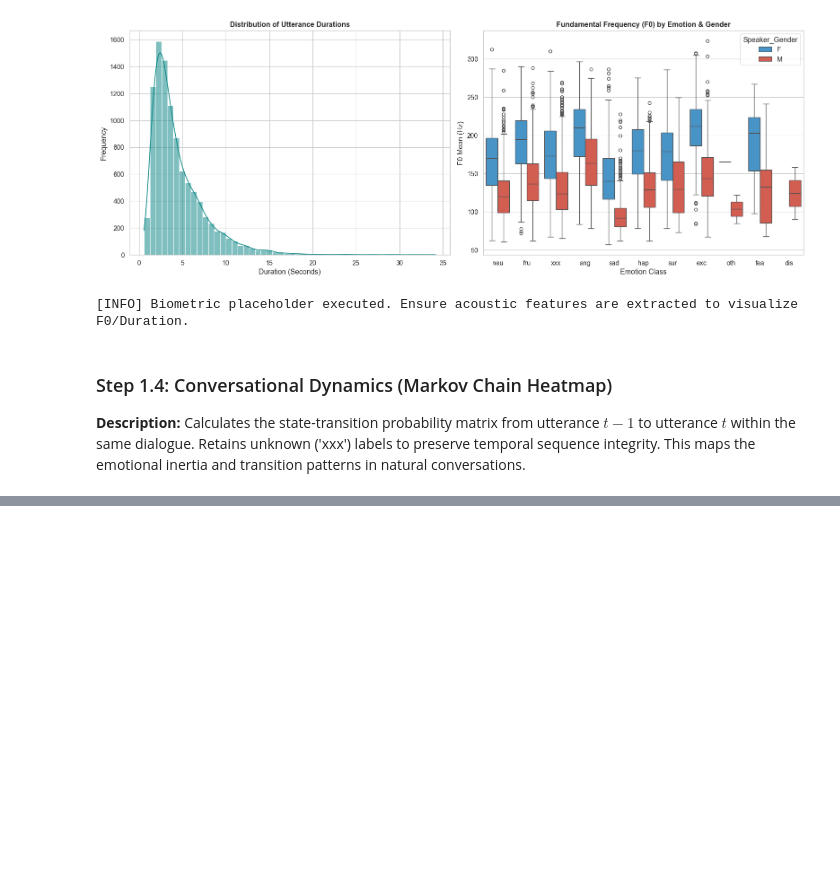
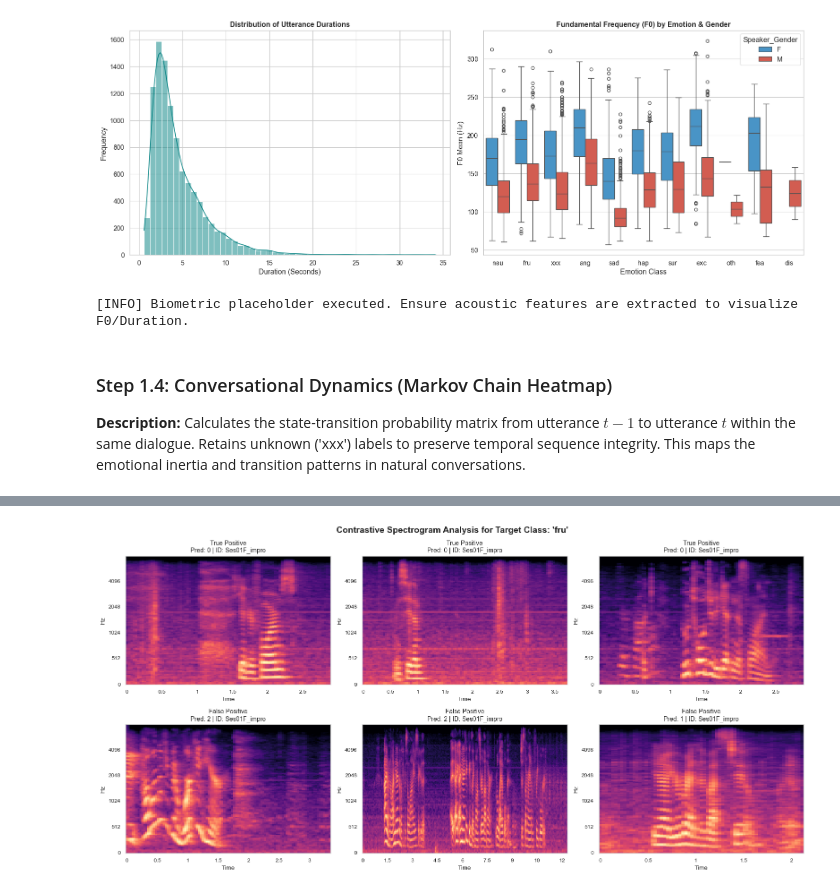
Before and after one commit to HuyPham171-hub/conv-ser, a Jupyter notebook: notebooks/eda_iemocap.ipynb, the cells around one changed output, grey strips where cells are left out. Saved outputs shown, nothing was run; the diff lists cells and outputs as text; code cells hidden in the pictures; blank space fills up the shorter version.

```diff
--- a/notebooks/eda_iemocap.ipynb
+++ b/notebooks/eda_iemocap.ipynb
@@ -207,0 +436,64 @@ plt.show()
+# %%
+import os
+
+def plot_contrastive_spectrograms(results_df, iemocap_root_path, target_emotion='fru', n_samples=3):
+    """
+    Extracts and displays side-by-side Log-Mel Spectrograms for True Positives and False Positives.
+    """
+    # 1. Filter for clean diagnostic subsets
+    true_positives = results_df[
+        (results_df['True_Label'] == results_df['Pred_Label']) &
+        (results_df['Raw_Emotion'] == target_emotion)
+    ].head(n_samples)
+
+    false_positives = results_df[
+        (results_df['True_Label'] != results_df['Pred_Label']) &
+        (results_df['Raw_Emotion'] == target_emotion)
+    ].head(n_samples)
+
+    if len(true_positives) < n_samples or len(false_positives) < n_samples:
+        print(f"[WARNING] Not enough samples found for emotion '{target_emotion}' to perform contrastive plotting.")
+        return
+
+    fig, axes = plt.subplots(2, n_samples, figsize=(16, 8))
+
+    # Helper to load and plot
+    def load_and_plot_spec(row, ax, title_prefix):
+        utt_id = row['Utterance_ID']
+        dialog_id = row['Dialog_ID']
+        session_num = row['Session']
+
+        # Reconstruct standard IEMOCAP audio path
+        wav_path = os.path.join(
+            iemocap_root_path, f"Session{session_num}", "sentences", "wav", dialog_id, f"{utt_id}.wav"
+        )
+
+        if os.path.exists(wav_path):
+            y, sr = librosa.load(wav_path, sr=16000)
+            mel_spec = librosa.feature.melspectrogram(y=y, sr=sr, n_mels=128, fmax=8000)
+            mel_spec_db = librosa.power_to_db(mel_spec, ref=np.max)
+
+            librosa.display.specshow(mel_spec_db, sr=sr, x_axis='time', y_axis='mel', ax=ax, fmax=8000)
+            ax.set_title(f"{title_prefix}\nPred: {row['Pred_Label']} | ID: {utt_id[:12]}", fontsize=10)
+        else:
+            ax.text(0.5, 0.5, "Audio File\nNot Found", ha='center', va='center', color='red')
+            ax.set_title(f"{title_prefix} (Missing File)")
+
+    # Plot True Positives (Top Row)
+    for i, (_, row) in enumerate(true_positives.iterrows()):
+        load_and_plot_spec(row, axes[0, i], "True Positive")
+
+    # Plot False Positives (Bottom Row)
+    for i, (_, row) in enumerate(false_positives.iterrows()):
+        load_and_plot_spec(row, axes[1, i], "False Positive")
+
+    plt.suptitle(f"Contrastive Spectrogram Analysis for Target Class: '{target_emotion}'", fontsize=14, fontweight='bold')
+    plt.tight_layout()
+    plt.show()
+
+# --- EXECUTION ---
+# Provide your raw IEMOCAP root path to test the waveforms
+IEMOCAP_ROOT = r"d:\Resfes\Project\IEMOCAP_full_release"
+plot_contrastive_spectrograms(results_df, iemocap_root_path=IEMOCAP_ROOT, target_emotion='fru', n_samples=3)
+# %% [output]
+[figure, added]
```
Also changed, not shown: parts of 16 cells of this notebook, 14 other files.
